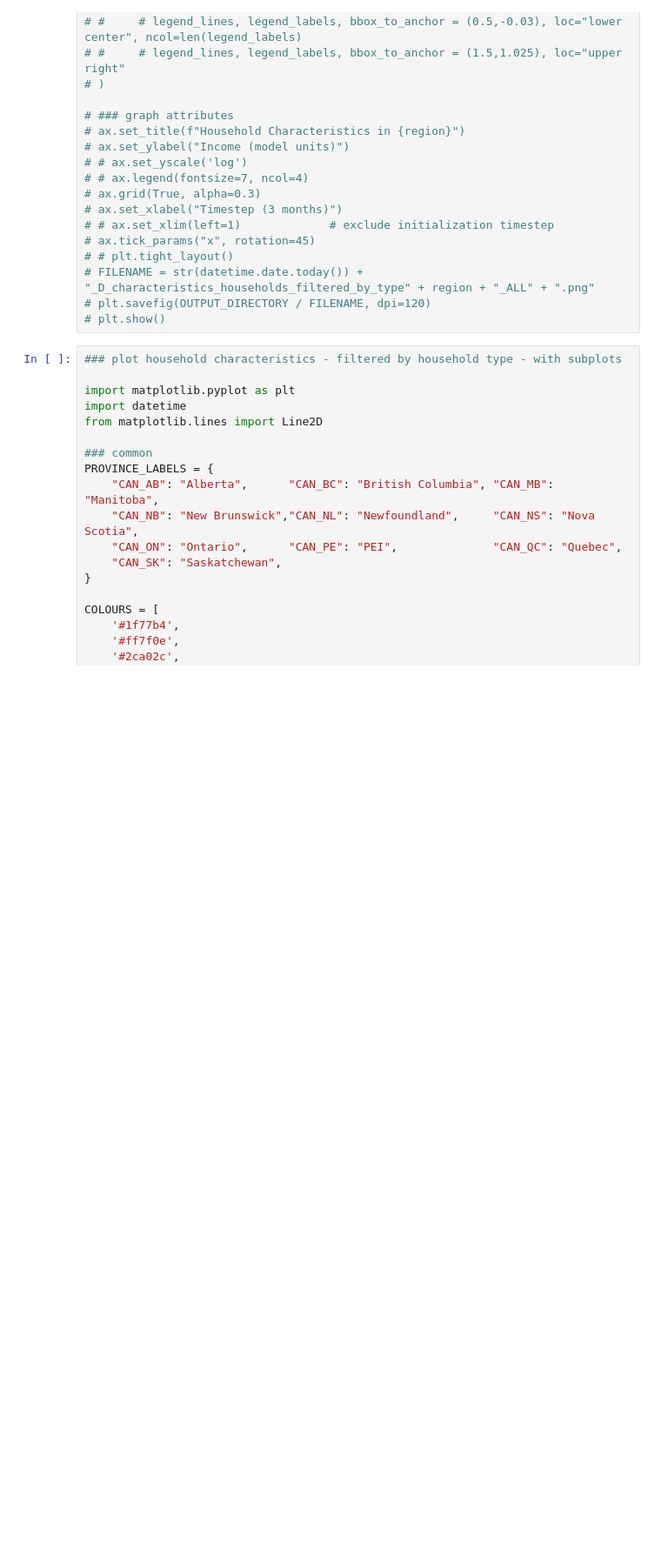
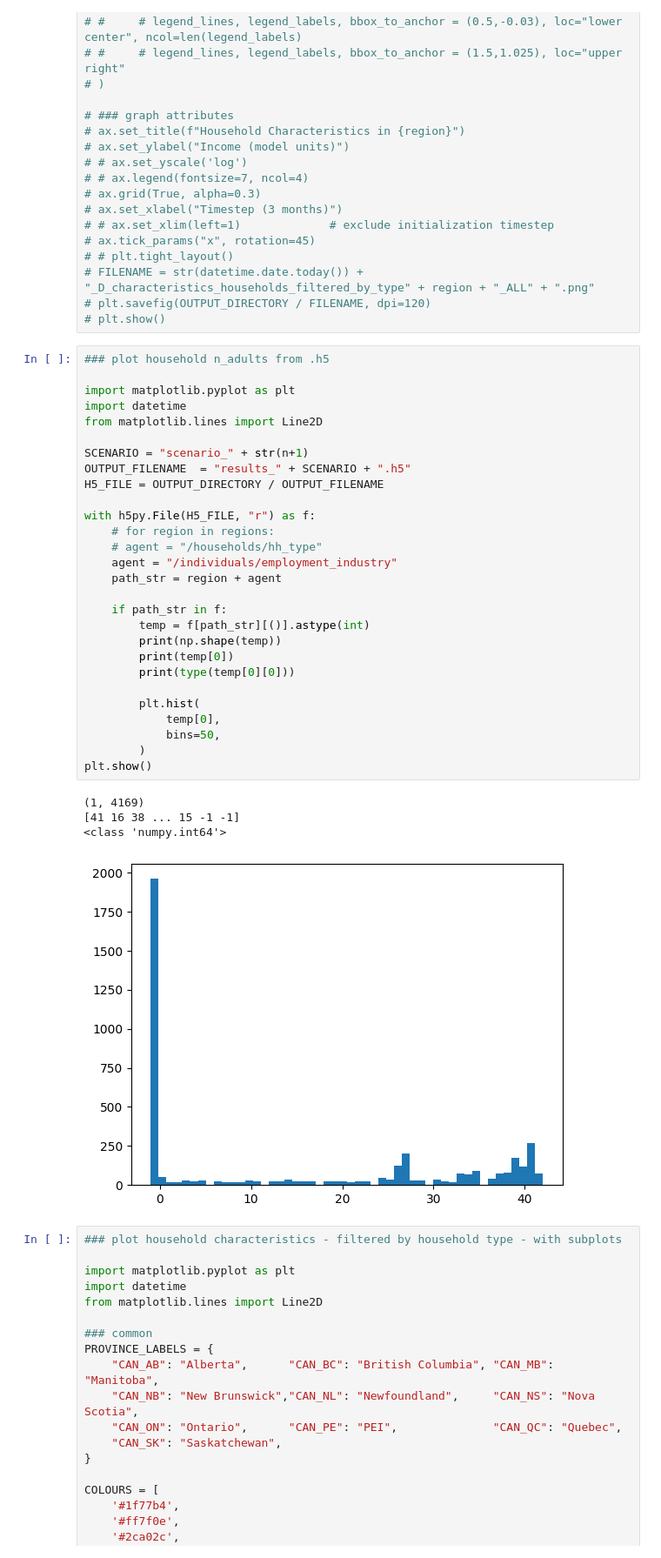
Before and after one commit to bcgov/macroabm-ca, a Jupyter notebook: scenarios/pit_basic_multiscenario.ipynb, the cells around one changed output. Shown at 87% size. Saved outputs shown, nothing was run; the diff lists cells and outputs as text; blank space fills up the shorter version.

```diff
--- a/scenarios/pit_basic_multiscenario.ipynb
+++ b/scenarios/pit_basic_multiscenario.ipynb
@@ -1321,6 +1315,39 @@ debt
 # FILENAME = str(datetime.date.today()) + "_D_characteristics_households_filtered_by_type" + region + "_ALL" + ".png"
 # plt.savefig(OUTPUT_DIRECTORY / FILENAME, dpi=120)
 # plt.show()
+# %%
+### plot household n_adults from .h5
+
+import matplotlib.pyplot as plt
+import datetime
+from matplotlib.lines import Line2D
+
+SCENARIO = "scenario_" + str(n+1)
+OUTPUT_FILENAME  = "results_" + SCENARIO + ".h5"
+H5_FILE = OUTPUT_DIRECTORY / OUTPUT_FILENAME
+
+with h5py.File(H5_FILE, "r") as f:
+    # for region in regions:
+    # agent = "/households/hh_type"
+    agent = "/individuals/employment_industry"
+    path_str = region + agent
+
+    if path_str in f:
+        temp = f[path_str][()].astype(int)
+        print(np.shape(temp))
+        print(temp[0])
+        print(type(temp[0][0]))
+
+        plt.hist(
+            temp[0],
+            bins=50,
+        )
+plt.show()
+# %% [output]
+(1, 4169)
+[41 16 38 ... 15 -1 -1]
+<class 'numpy.int64'>
+[figure, added]
 # %%
 ### plot household characteristics - filtered by household type - with subplots
 
```
Also changed, not shown: parts of 6 cells of this notebook, 7 other files.
